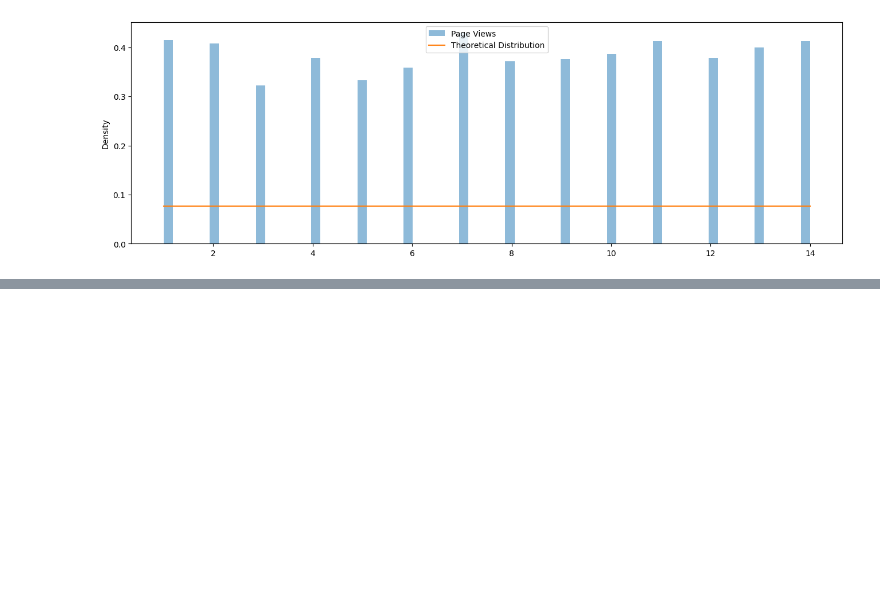
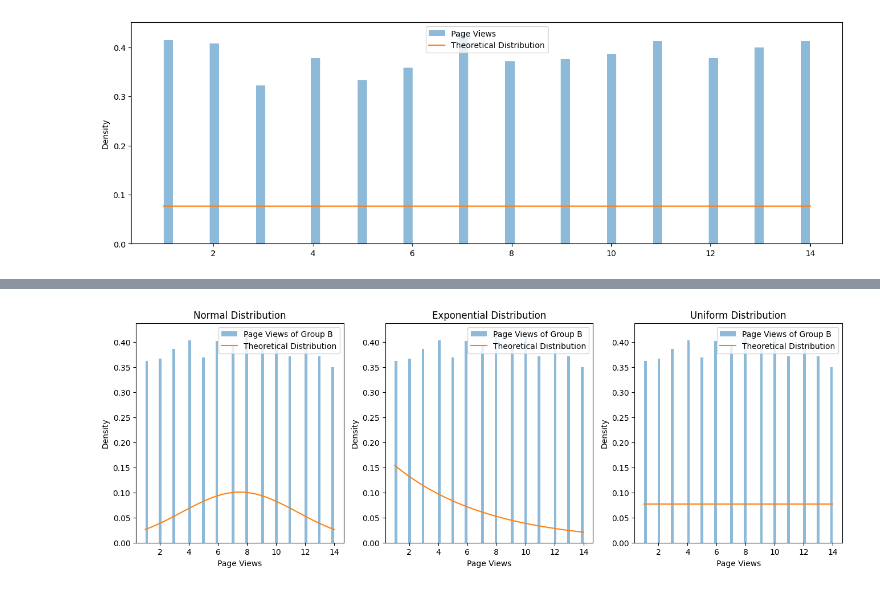
Before and after one commit to chemkemeimyers/PythonProjects, a Jupyter notebook: ABTesting_R2.ipynb, the cells around one changed output, grey strips where cells are left out. Saved outputs shown, nothing was run; the diff lists cells and outputs as text; code cells hidden in the pictures; blank space fills up the shorter version.

```diff
--- a/ABTesting_R2.ipynb
+++ b/ABTesting_R2.ipynb
@@ -160,0 +188,6 @@ plt.show()
+# %%
+GroupB_PageViews = data_GroupB["Page Views"].dropna()
+# %%
+plot_distributions(GroupB_PageViews,'Group B')
+# %% [output]
+[figure, added]
```
Also changed, not shown: parts of 9 cells of this notebook.
